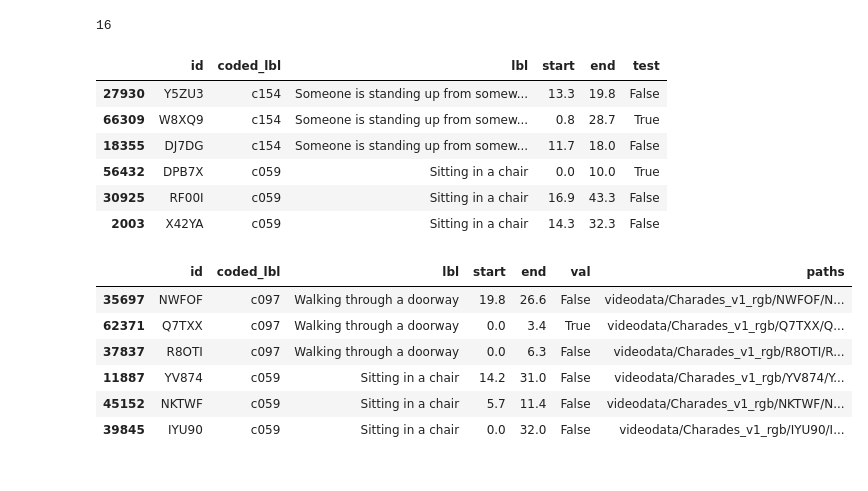
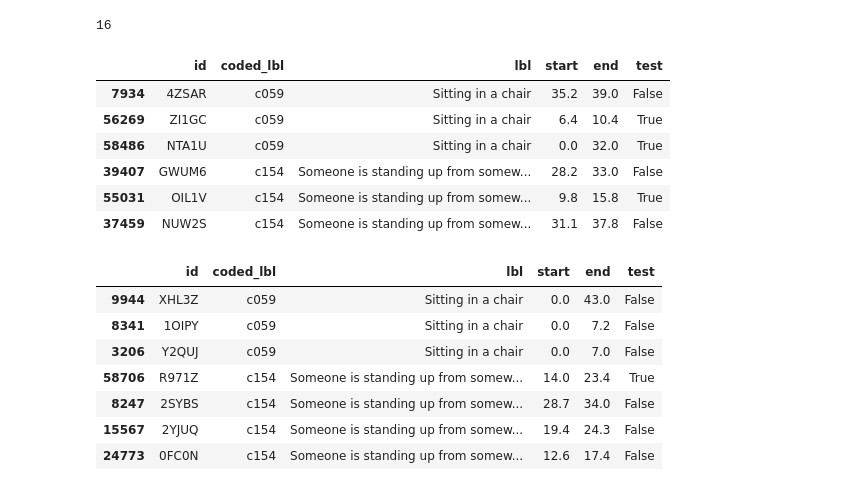
Before and after one commit to ThesisSlayers/thesis, a Jupyter notebook: 03_video_block.ipynb, the cells around one changed output. Saved outputs shown, nothing was run; the diff lists cells and outputs as text; code cells hidden in the pictures.

```diff
--- a/03_video_block.ipynb
+++ b/03_video_block.ipynb
@@ -262,57 +249,61 @@ dls.bs
 16
 # %%
 #export
-def uniformize_dataset(lbls, n_el=3, n_lbl=3, shuffle=True):
-    vocab = list(set(lbls))
+def uniformize_dataset(items, lbls, vocab=None, n_el=3, n_lbl=3, shuffle=True):
+    if vocab is None: vocab = list(set(lbls))
     lbl2idxs = {lbl:[] for lbl in vocab}
     for i, lbl in enumerate(lbls): lbl2idxs[lbl].append(i)
+    for lbl, idxs in lbl2idxs.items():
+        if len(idxs) < n_el: vocab.remove(lbl)
     if shuffle: [random.shuffle(v) for v in lbl2idxs.values()]
     idxs = []
     while len(vocab) >= n_lbl:
         lbl_samples = random.sample(vocab, n_lbl)
         for lbl in lbl_samples:
-            while i < selfn_el:
+            i = 0
+            while i < n_el:
+                i += 1
                 idx = lbl2idxs[lbl].pop()
                 idxs.append(idx)
             if len(lbl2idxs[lbl]) <= n_el:
                 vocab.remove(lbl)
-    return idxs
+    return getattr(items, 'iloc', items)[idxs]
 # %%
-path_charades = Path('/mnt/data/adrianlopez/Videos/Charades')
 items = pd.read_csv(path_charades/'df0.csv', index_col=0)
-items = items.iloc[uniformize_dataset(items['lbl'])]
+items = uniformize_dataset(items, items['lbl'])
 items.tail(6)
 # %% [output]
 |  | id | coded_lbl | lbl | start | end | test |
-| 27930 | Y5ZU3 | c154 | Someone is standing up from somew... | 13.3 | 19.8 | False |
-| 66309 | W8XQ9 | c154 | Someone is standing up from somew... | 0.8 | 28.7 | True |
-| 18355 | DJ7DG | c154 | Someone is standing up from somew... | 11.7 | 18.0 | False |
-| 56432 | DPB7X | c059 | Sitting in a chair | 0.0 | 10.0 | True |
-| 30925 | RF00I | c059 | Sitting in a chair | 16.9 | 43.3 | False |
-| 2003 | X42YA | c059 | Sitting in a chair | 14.3 | 32.3 | False |
+| 7934 | 4ZSAR | c059 | Sitting in a chair | 35.2 | 39.0 | False |
+| 56269 | ZI1GC | c059 | Sitting in a chair | 6.4 | 10.4 | True |
+| 58486 | NTA1U | c059 | Sitting in a chair | 0.0 | 32.0 | True |
+| 39407 | GWUM6 | c154 | Someone is standing up from somew... | 28.2 | 33.0 | False |
+| 55031 | OIL1V | c154 | Someone is standing up from somew... | 9.8 | 15.8 | True |
+| 37459 | NUW2S | c154 | Someone is standing up from somew... | 31.1 | 37.8 | False |
 # %%
 #export
 class UniformizedShuffle():
-    def __init__(self, lbls, n_el=3, n_lbl=3):
+    def __init__(self, lbls, vocab=None, n_el=4, n_lbl=4):
         self.lbls = lbls
+        if vocab is None: vocab = list(set(lbls))
+        self.vocab = vocab
         self.n_el = n_el
         self.n_lbl = n_lbl
-    def __call__ (self, x=None):
-        return uniformize_dataset(lbls=self.lbls, n_el=self.n_el, n_lbl=self.n_lbl)
+    def __call__ (self, items):
+        return uniformize_dataset(items, lbls=self.lbls, vocab=self.vocab, n_el=self.n_el, n_lbl=self.n_lbl)
 # %%
-path_charades = Path('/mnt/data/eugeniomarinelli/videodata')
-df = pd.read_csv(path_charades/'df.csv', index_col=0)
+df = pd.read_csv(path_charades/'df0.csv', index_col=0)
 un = UniformizedShuffle(items['lbl'])
-idxs = un()
-df.iloc[idxs].tail(6)
+un(items).tail(7)
 # %% [output]
-|  | id | coded_lbl | lbl | start | end | val | paths |
-| 35697 | NWFOF | c097 | Walking through a doorway | 19.8 | 26.6 | False | videodata/Charades_v1_rgb/NWFOF/N... |
-| 62371 | Q7TXX | c097 | Walking through a doorway | 0.0 | 3.4 | True | videodata/Charades_v1_rgb/Q7TXX/Q... |
-| 37837 | R8OTI | c097 | Walking through a doorway | 0.0 | 6.3 | False | videodata/Charades_v1_rgb/R8OTI/R... |
-| 11887 | YV874 | c059 | Sitting in a chair | 14.2 | 31.0 | False | videodata/Charades_v1_rgb/YV874/Y... |
-| 45152 | NKTWF | c059 | Sitting in a chair | 5.7 | 11.4 | False | videodata/Charades_v1_rgb/NKTWF/N... |
-| 39845 | IYU90 | c059 | Sitting in a chair | 0.0 | 32.0 | False | videodata/Charades_v1_rgb/IYU90/I... |
+|  | id | coded_lbl | lbl | start | end | test |
+| 9944 | XHL3Z | c059 | Sitting in a chair | 0.0 | 43.0 | False |
+| 8341 | 1OIPY | c059 | Sitting in a chair | 0.0 | 7.2 | False |
+| 3206 | Y2QUJ | c059 | Sitting in a chair | 0.0 | 7.0 | False |
+| 58706 | R971Z | c154 | Someone is standing up from somew... | 14.0 | 23.4 | True |
+| 8247 | 2SYBS | c154 | Someone is standing up from somew... | 28.7 | 34.0 | False |
+| 15567 | 2YJUQ | c154 | Someone is standing up from somew... | 19.4 | 24.3 | False |
+| 24773 | 0FC0N | c154 | Someone is standing up from somew... | 12.6 | 17.4 | False |
 # %%
 from nbdev.export import *
 notebook2script()
```
Also changed, not shown: parts of 5 cells of this notebook, 10 other files.
